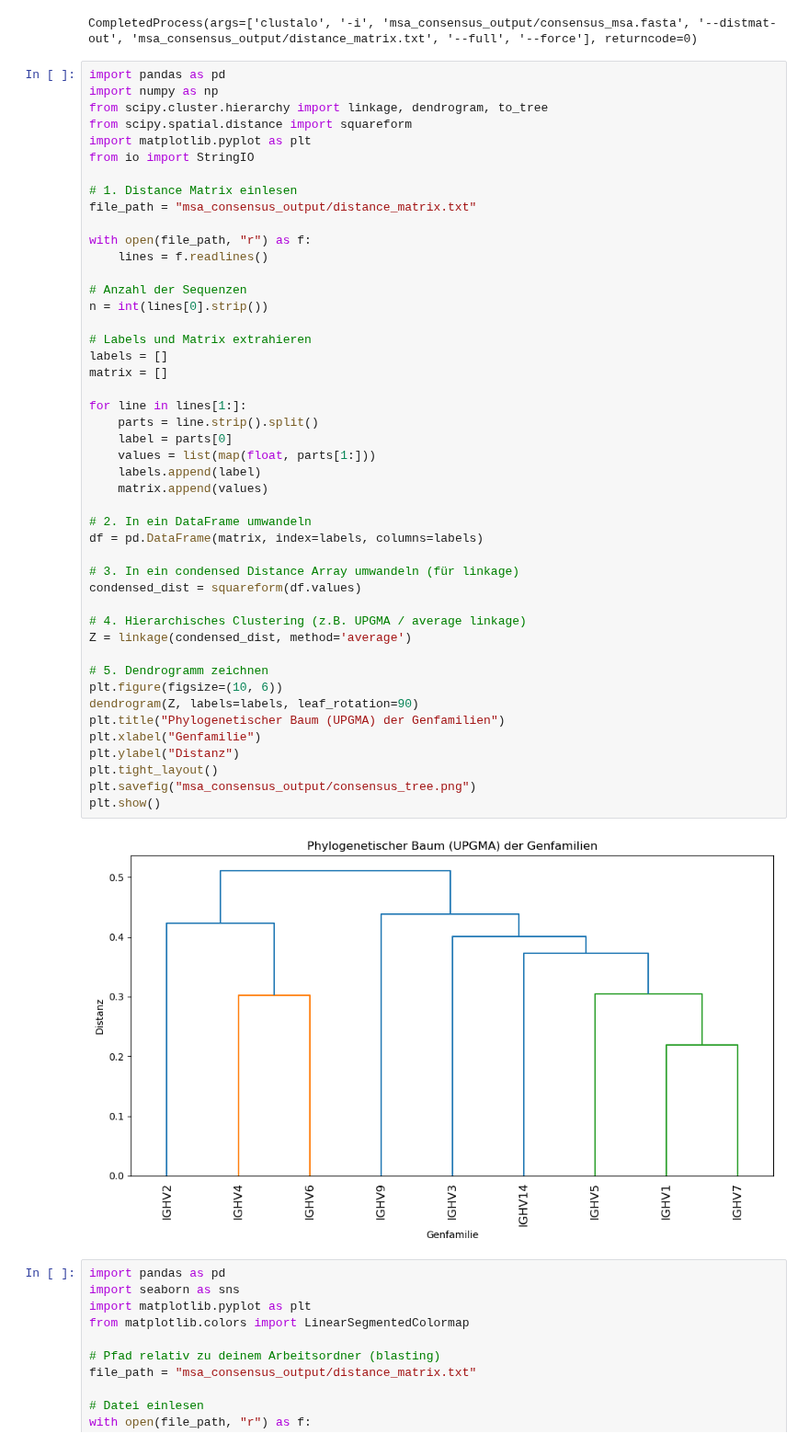
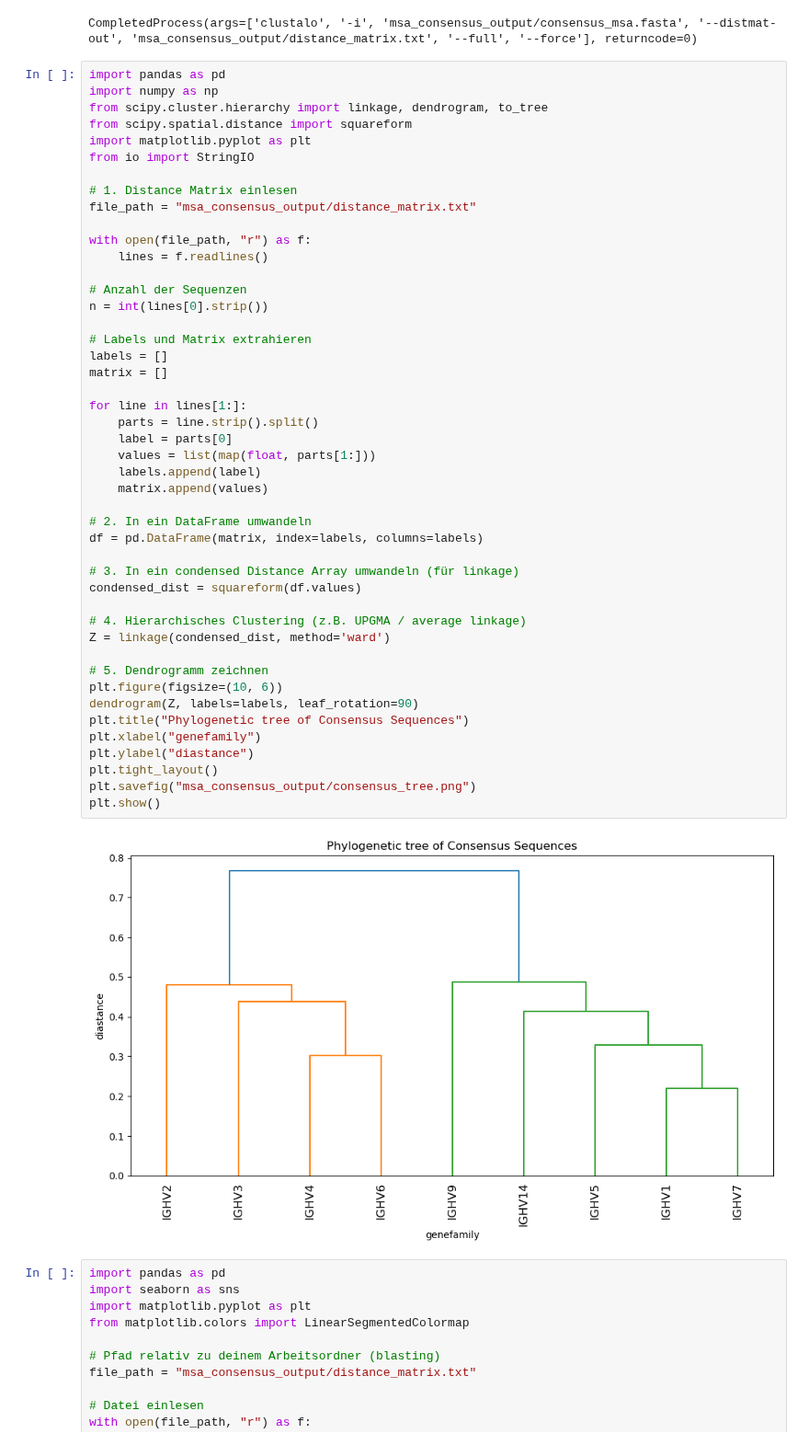
Before and after one commit to datascience-2025-group4/group04-team03, a Jupyter notebook: blasting/consensus_seq/consensus_genfam.ipynb, the cells around one changed output. Shown at 92% size. Drawn from its saved outputs; the diff is of its cells as text.

```diff
--- a/blasting/consensus_seq/consensus_genfam.ipynb
+++ b/blasting/consensus_seq/consensus_genfam.ipynb
@@ -212,38 +212,38 @@ with open(file_path, "r") as f:
 
 # Anzahl der Sequenzen
 n = int(lines[0].strip())
 
 # Labels und Matrix extrahieren
 labels = []
 matrix = []
 
 for line in lines[1:]:
     parts = line.strip().split()
     label = parts[0]
     values = list(map(float, parts[1:]))
     labels.append(label)
     matrix.append(values)
 
 # 2. In ein DataFrame umwandeln
 df = pd.DataFrame(matrix, index=labels, columns=labels)
 
 # 3. In ein condensed Distance Array umwandeln (für linkage)
 condensed_dist = squareform(df.values)
 
 # 4. Hierarchisches Clustering (z.B. UPGMA / average linkage)
-Z = linkage(condensed_dist, method='average')
+Z = linkage(condensed_dist, method='ward')
 
 # 5. Dendrogramm zeichnen
 plt.figure(figsize=(10, 6))
 dendrogram(Z, labels=labels, leaf_rotation=90)
-plt.title("Phylogenetischer Baum (UPGMA) der Genfamilien")
-plt.xlabel("Genfamilie")
-plt.ylabel("Distanz")
+plt.title("Phylogenetic tree of Consensus Sequences")
+plt.xlabel("genefamily")
+plt.ylabel("diastance")
 plt.tight_layout()
 plt.savefig("msa_consensus_output/consensus_tree.png")
 plt.show()
 # %% [output]
-[figure, old version]
+[figure, new version]
 # %%
 import pandas as pd
 import seaborn as sns
```
Also changed, not shown: 2 other files.
